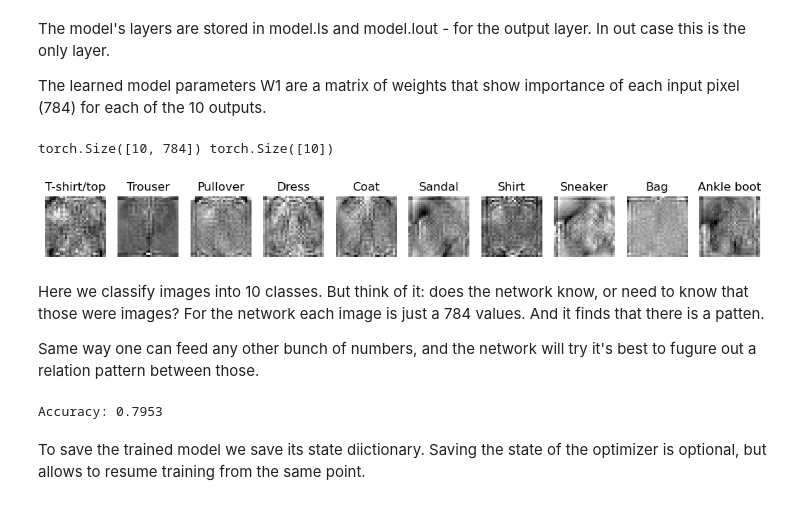
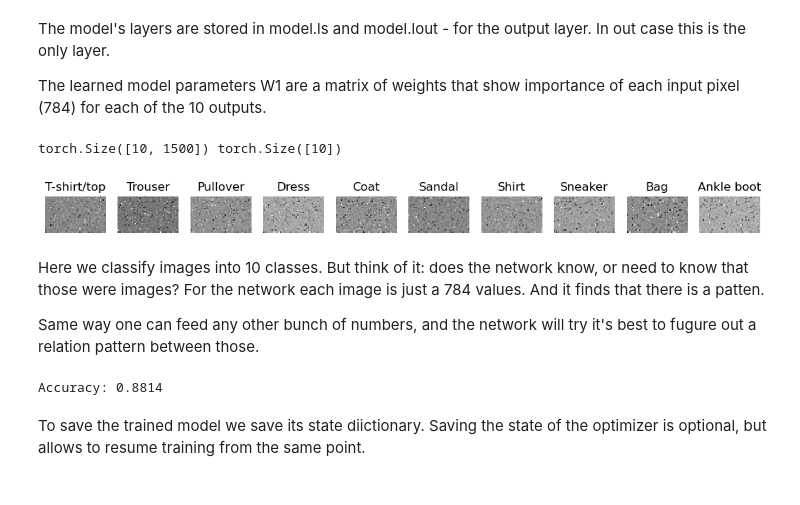
Before and after one commit to nitesis/AICP-M02, a Jupyter notebook: AICP M02_a.ipynb, the cells around one changed output. Saved outputs shown, nothing was run; the diff lists cells and outputs as text; code cells hidden in the pictures.

```diff
--- a/AICP M02_a.ipynb
+++ b/AICP M02_a.ipynb
@@ -253,3 +248,7 @@ model = MyModel(n_input=784, n_hiddens=n_hidden, n_output=10)  # 784 input featu
+# %%
+# Model instantiation with one hidden layer of 1500 neurons and 10 output classes
+n_hidden = [1500]  # List with one element for one hidden layer of 1500 neurons
+model = MyModel(n_input=784, n_hiddens=n_hidden, n_output=10)
 # %%
 def get_npars(model):
     """
@@ -441,23 +442,23 @@ The learned model parameters W1 are a matrix of weights that show importance of
 # %%
 layer = model.lout
 n_features = layer.out_features
 w1, b1 = layer.weight.data, layer.bias.data
 print(w1.shape, b1.shape)
 
-w1_reshaped = w1.view(n_features, 28, 28)  # Adjust the view dimensions as per your layer's configuration
+w1_reshaped = w1.view(n_features, 30, 50)  # Adjust the view dimensions as per your layer's configuration
 
 # Plotting the weights
 _, axs = plt.subplots(1, n_features, figsize=(13, 5))
 
 for i in range(10):
     axs[i].imshow(w1_reshaped[i].numpy(), cmap='gray', interpolation='nearest')
     axs[i].grid(False)
     axs[i].axis('off')
     axs[i].set_title(f'{trainset.classes[i]}')
 plt.show()
 # %% [output]
-torch.Size([10, 784]) torch.Size([10])
+torch.Size([10, 1500]) torch.Size([10])
-[figure, old version]
+[figure, new version]
 # %% [markdown]
 Here we classify images into 10 classes. But think of it: does the network know, or need to know that those were images? For the network each image is just a 784 values. And it finds that there is a patten.
 
@@ -488,7 +489,7 @@ accuracy = calculate_accuracy(predictions, labels)
 
 print(f"Accuracy: {accuracy}")
 # %% [output]
-Accuracy: 0.7953
+Accuracy: 0.8814
 # %% [markdown]
 To save the trained model we save its state diictionary.
 Saving the state of the optimizer is optional, but allows to resume training from the same point.
```
Also changed, not shown: parts of 11 cells of this notebook.
